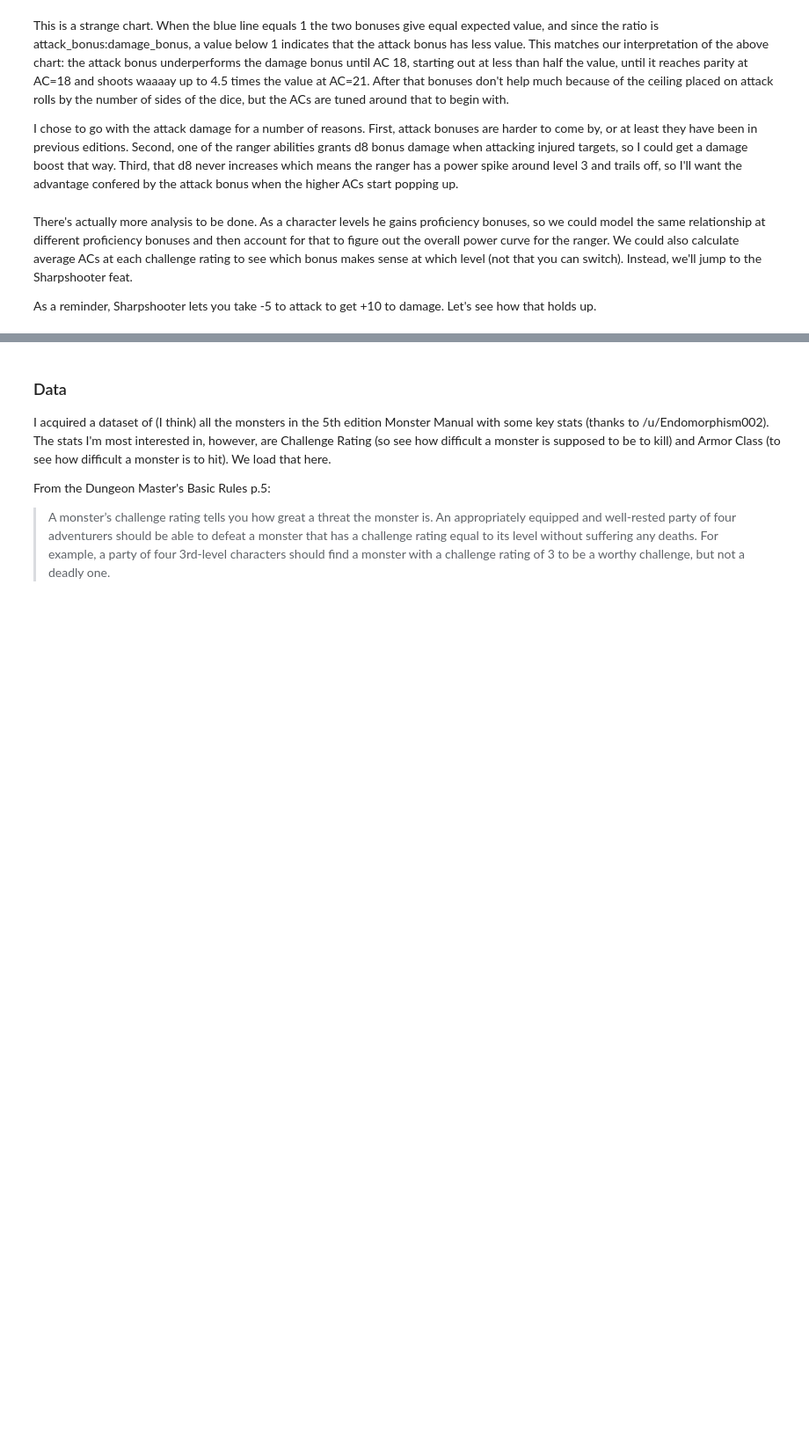
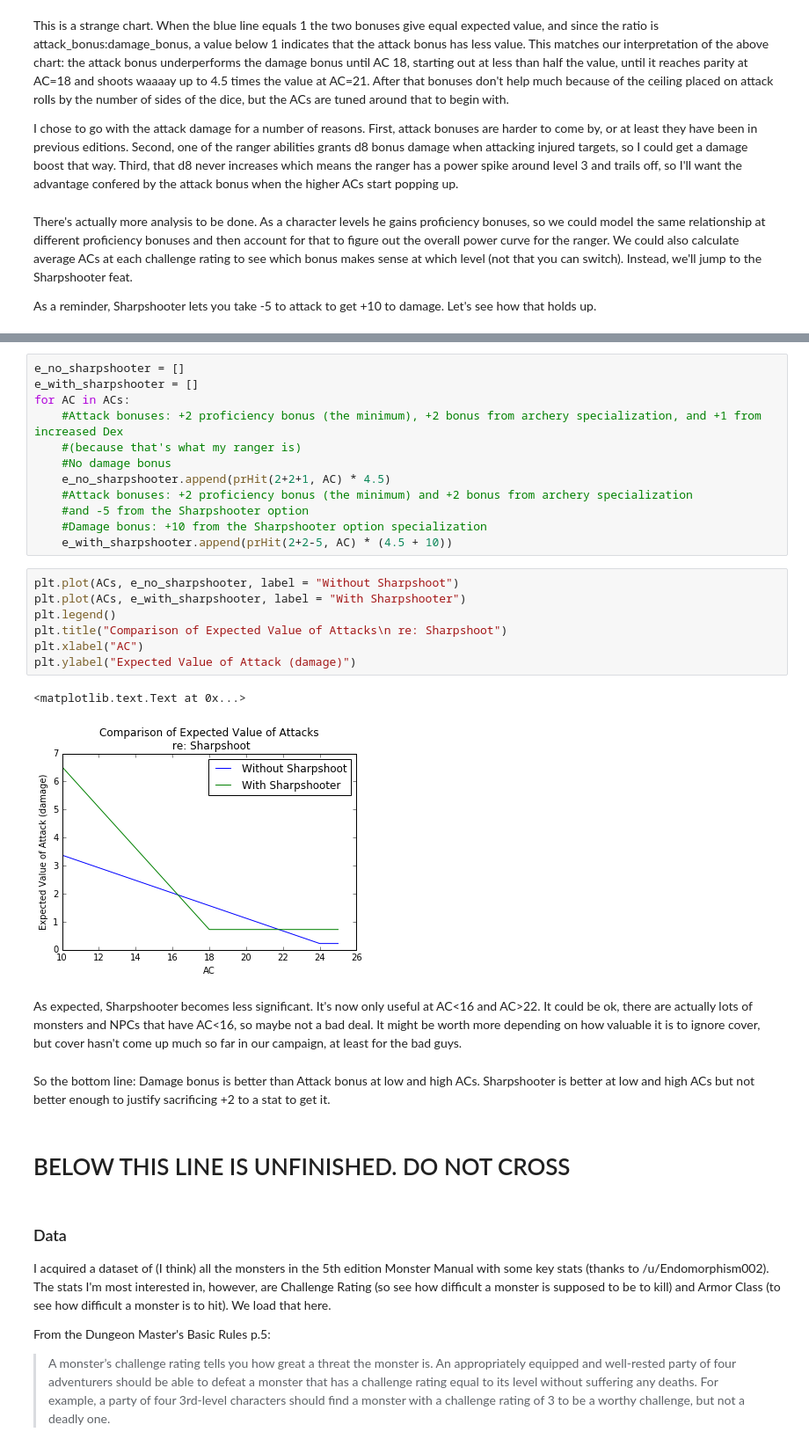
Before and after one commit to dails08/cobra-eligible, a Jupyter notebook: Dungeons and Data.ipynb, the cells around one changed output, grey strips where cells are left out. Shown at 88% size. Drawn from its saved outputs; the diff is of its cells as text; blank space fills up the shorter version.

```diff
--- a/Dungeons and Data.ipynb
+++ b/Dungeons and Data.ipynb
@@ -199,3 +223,31 @@ As a reminder, Sharpshooter lets you take -5 to attack to get +10 to damage.  Le
+# %%
+e_no_sharpshooter = []
+e_with_sharpshooter = []
+for AC in ACs:
+    #Attack bonuses: +2 proficiency bonus (the minimum), +2 bonus from archery specialization, and +1 from increased Dex
+    #(because that's what my ranger is)
+    #No damage bonus
+    e_no_sharpshooter.append(prHit(2+2+1, AC) * 4.5)
+    #Attack bonuses: +2 proficiency bonus (the minimum) and +2 bonus from archery specialization
+    #and -5 from the Sharpshooter option
+    #Damage bonus: +10 from the Sharpshooter option specialization
+    e_with_sharpshooter.append(prHit(2+2-5, AC) * (4.5 + 10))
+# %%
+plt.plot(ACs, e_no_sharpshooter, label = "Without Sharpshoot")
+plt.plot(ACs, e_with_sharpshooter, label = "With Sharpshooter")
+plt.legend()
+plt.title("Comparison of Expected Value of Attacks\n re: Sharpshoot")
+plt.xlabel("AC")
+plt.ylabel("Expected Value of Attack (damage)")
+# %% [output]
+<matplotlib.text.Text at 0x...>
+[figure, added]
+# %% [markdown]
+As expected, Sharpshooter becomes less significant.  It's now only useful at AC<16 and AC>22.  It could be ok, there are actually lots of monsters and NPCs that have AC<16, so maybe not a bad deal.  It might be worth more depending on how valuable it is to ignore cover, but cover hasn't come up much so far in our campaign, at least for the bad guys.
+# %% [markdown]
+So the bottom line: Damage bonus is better than Attack bonus at low and high ACs.  Sharpshooter is better at low and high ACs but not better enough to justify sacrificing +2 to a stat to get it.
+# %% [markdown]
+# BELOW THIS LINE IS UNFINISHED.  DO NOT CROSS
 # %% [markdown]
 ### Data
 I acquired a dataset of (I think) all the monsters in the 5th edition Monster Manual with some key stats (thanks to /u/Endomorphism002).  The stats I'm most interested in, however, are Challenge Rating (so see how difficult a monster is supposed to be to kill) and Armor Class (to see how difficult a monster is to hit).  We load that here.
```
Also changed, not shown: parts of 4 cells of this notebook.
